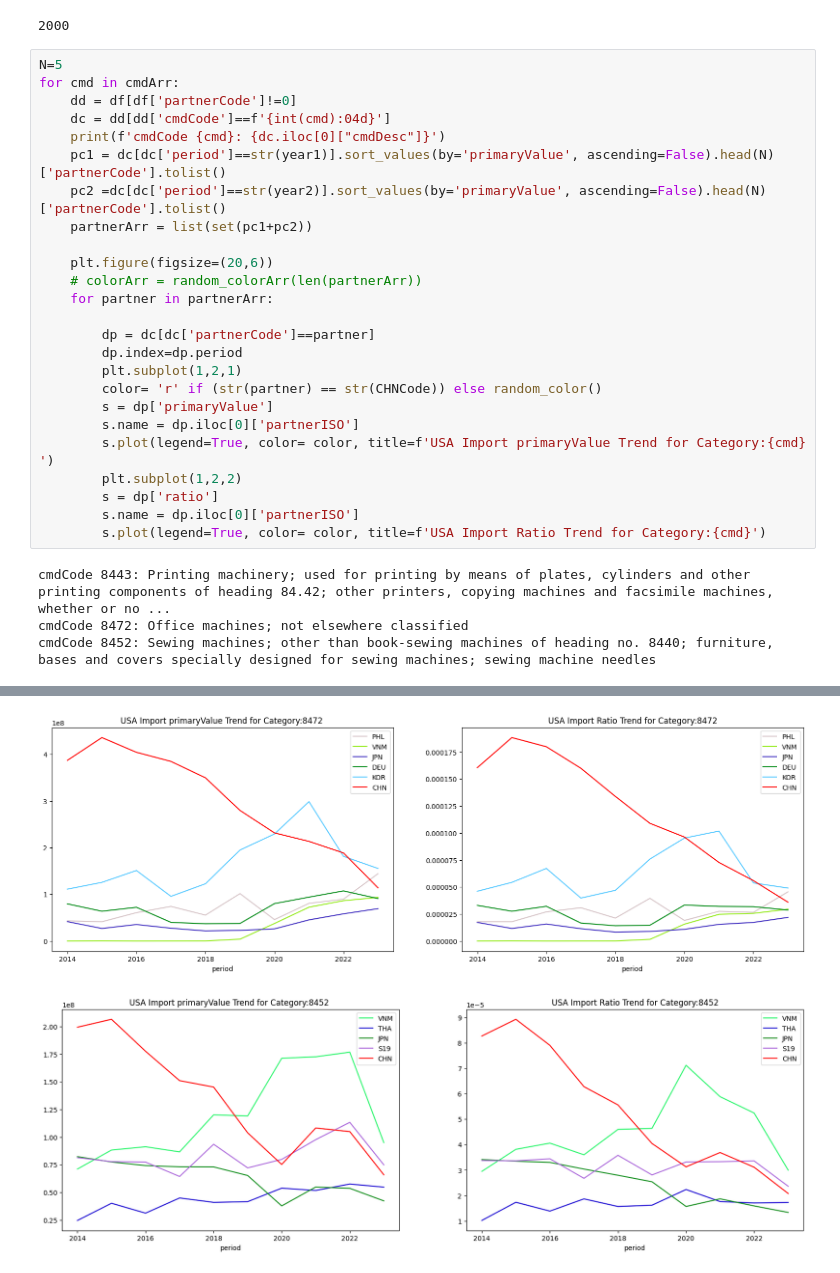
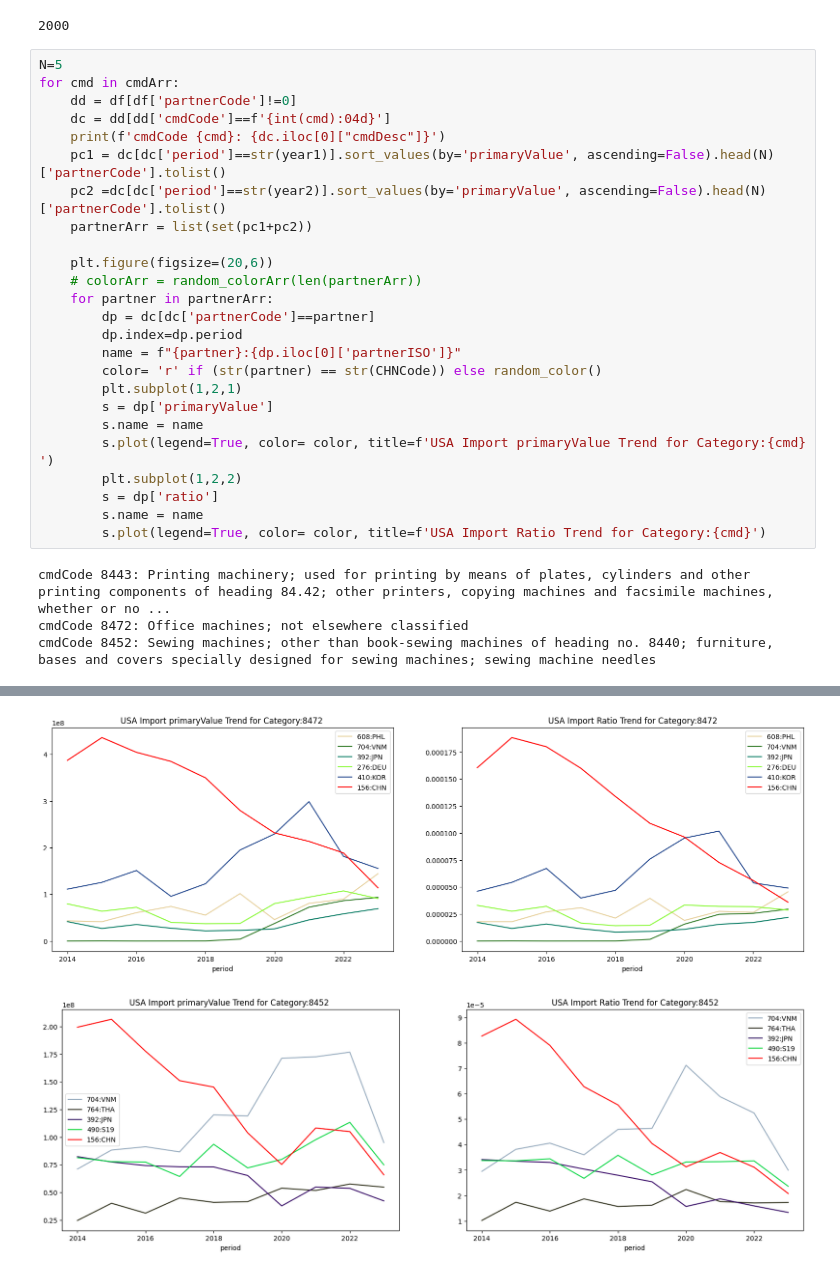
Before and after one commit to cloudseasail/MacroQuant, a Jupyter notebook: analysis/S01E04_USA_import_partner.ipynb, the cells around one changed output, grey strips where cells are left out. Cells and saved outputs as stored; diff of their text form.

```diff
--- a/analysis/S01E04_USA_import_partner.ipynb
+++ b/analysis/S01E04_USA_import_partner.ipynb
@@ -47,17 +47,17 @@ for cmd in cmdArr:
     plt.figure(figsize=(20,6))
     # colorArr = random_colorArr(len(partnerArr))
     for partner in partnerArr:
-
         dp = dc[dc['partnerCode']==partner]
         dp.index=dp.period
+        name = f"{partner}:{dp.iloc[0]['partnerISO']}"
+        color= 'r' if (str(partner) == str(CHNCode)) else random_color()
         plt.subplot(1,2,1)
-        color= 'r' if (str(partner) == str(CHNCode)) else random_color()
         s = dp['primaryValue']
-        s.name = dp.iloc[0]['partnerISO']
+        s.name = name
         s.plot(legend=True, color= color, title=f'USA Import primaryValue Trend for Category:{cmd} ')
         plt.subplot(1,2,2)
         s = dp['ratio']
-        s.name = dp.iloc[0]['partnerISO']
+        s.name = name
         s.plot(legend=True, color= color, title=f'USA Import Ratio Trend for Category:{cmd}')
 # %% [output]
 cmdCode 8443: Printing machinery; used for printing by means of plates, cylinders and other printing components of heading 84.42; other printers, copying machines and facsimile machines, whether or no ...
@@ -67,2 +67,2 @@ cmdCode 8452: Sewing machines; other than book-sewing machines of heading no. 84
-[figure, old version]
+[figure, new version]
-[figure, old version]
+[figure, new version]
```
Also changed, not shown: parts of 1 cell of this notebook, 2 other files.
